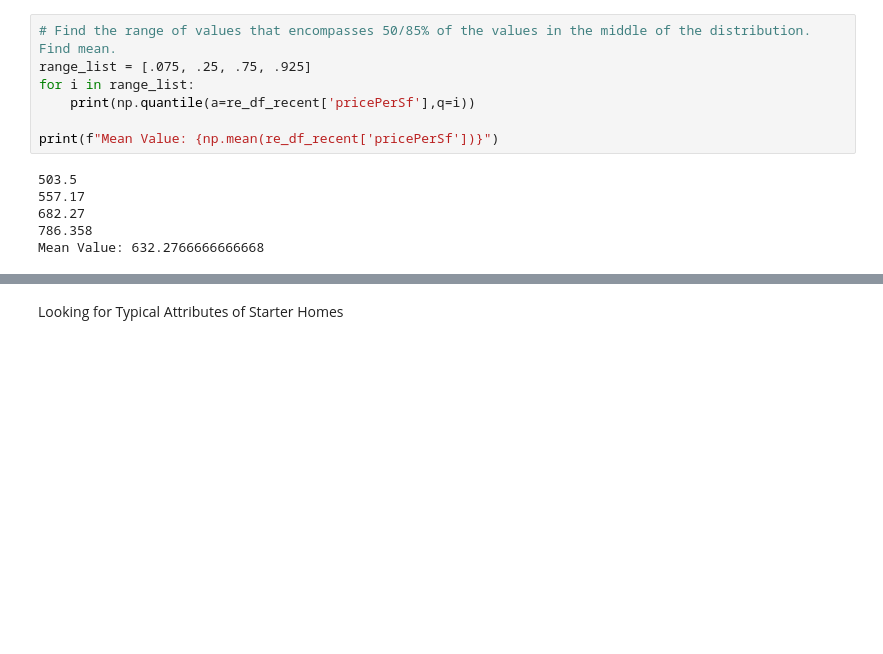
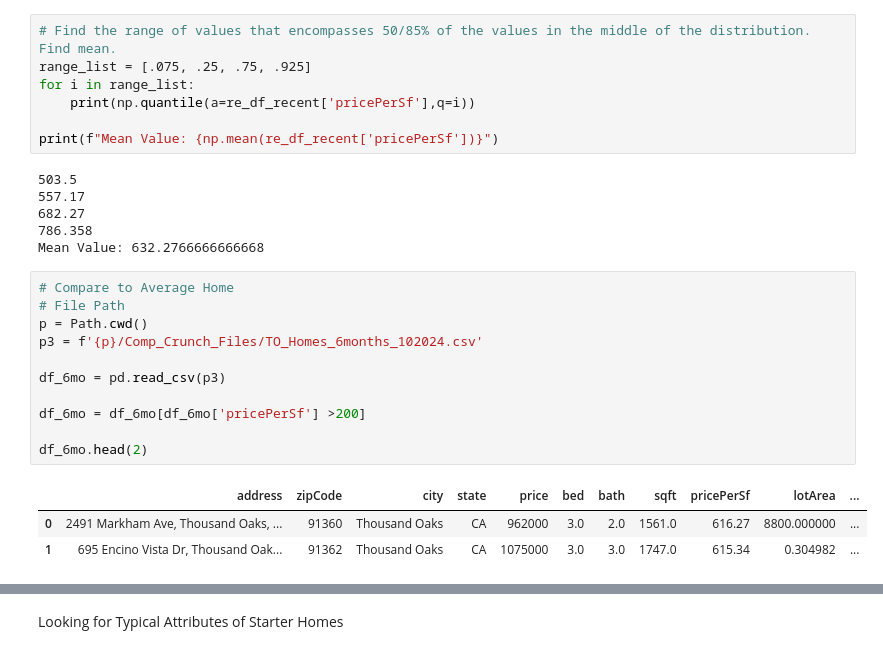
Before and after one commit to StarkArk/Local_Real_Estate_Analysis, a Jupyter notebook: real_estate_eda.ipynb, the cells around one changed output, grey strips where cells are left out. Drawn from its saved outputs; the diff is of its cells as text; blank space fills up the shorter version.

```diff
--- a/real_estate_eda.ipynb
+++ b/real_estate_eda.ipynb
@@ -229,3 +231,18 @@ print(f"Mean Value: {np.mean(re_df_recent['pricePerSf'])}")
 682.27
 786.358
 Mean Value: 632.2766666666668
+# %%
+# Compare to Average Home
+# File Path
+p = Path.cwd()
+p3 = f'{p}/Comp_Crunch_Files/TO_Homes_6months_102024.csv'
+
+df_6mo = pd.read_csv(p3)
+
+df_6mo = df_6mo[df_6mo['pricePerSf'] >200]
+
+df_6mo.head(2)
+# %% [output]
+|  | address | zipCode | city | state | price | bed | bath | sqft | pricePerSf | lotArea | ... |
+| 0 | 2491 Markham Ave, Thousand Oaks, ... | 91360 | Thousand Oaks | CA | 962000 | 3.0 | 2.0 | 1561.0 | 616.27 | 8800.000000 | ... |
+| 1 | 695 Encino Vista Dr, Thousand Oak... | 91362 | Thousand Oaks | CA | 1075000 | 3.0 | 3.0 | 1747.0 | 615.34 | 0.304982 | ... |
```
Also changed, not shown: parts of 8 cells of this notebook, 6 other files.
